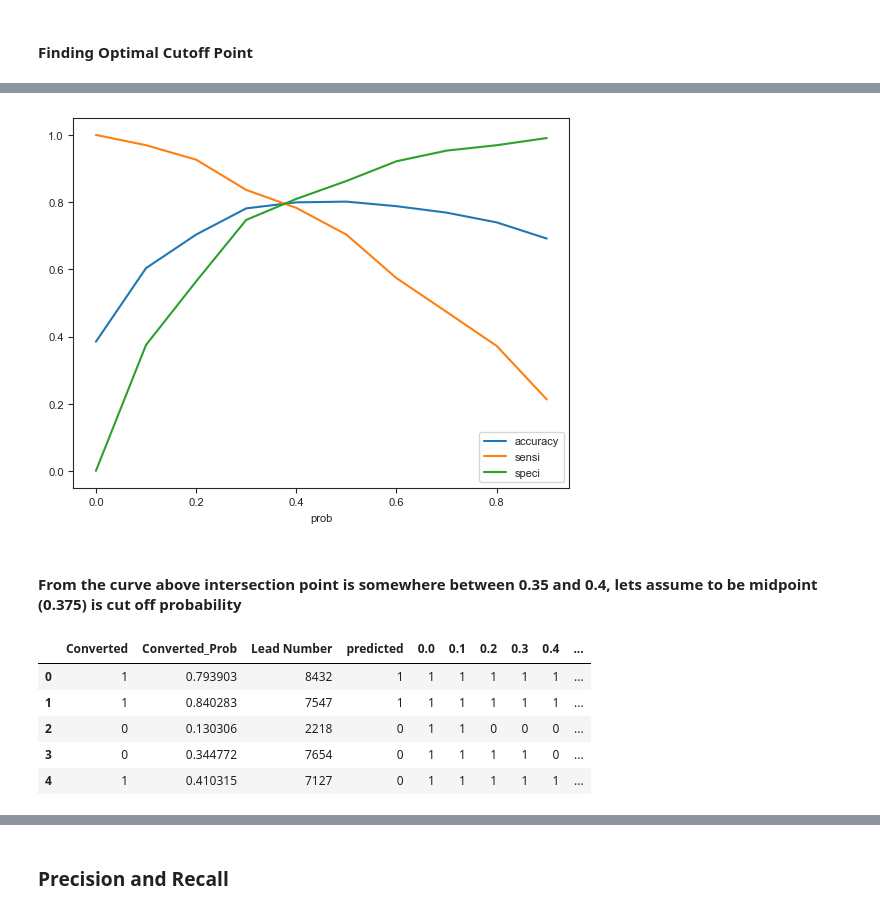
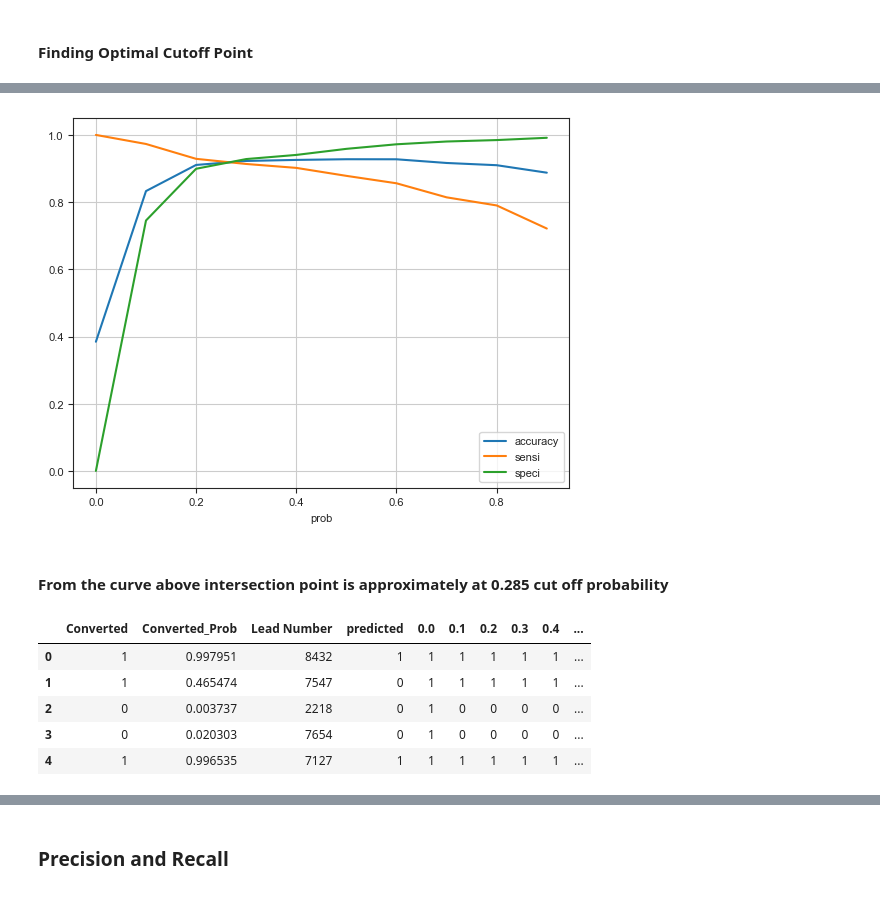
Before and after one commit to abhandari1985/AI_GitRepo, a Jupyter notebook: ML_LinearRegression_LeadScoringCaseStudy/EducationCompanyLeadScore_CaseStudy.ipynb, the cells around one changed output, grey strips where cells are left out. Saved outputs shown, nothing was run; the diff lists cells and outputs as text; code cells hidden in the pictures.

```diff
--- a/ML_LinearRegression_LeadScoringCaseStudy/EducationCompanyLeadScore_CaseStudy.ipynb
+++ b/ML_LinearRegression_LeadScoringCaseStudy/EducationCompanyLeadScore_CaseStudy.ipynb
@@ -1884,0 +2105,6 @@ print(metrics.accuracy_score(y_train_pred_final.Converted, y_train_pred_final.pr
+# %%
+# Let's re-run the model using the selected variables
+X_train_sm = sm.add_constant(X_train[col4])
+logm5 = sm.GLM(y_train,X_train_sm, family = sm.families.Binomial())
+res = logm5.fit()
+res.summary()
@@ -1884,0 +2138,2 @@ print(metrics.accuracy_score(y_train_pred_final.Converted, y_train_pred_final.pr
+# %%
+y_train_pred = res.predict(X_train_sm).values.reshape(-1)
@@ -1884,0 +2145,6 @@ print(metrics.accuracy_score(y_train_pred_final.Converted, y_train_pred_final.pr
+# %%
+y_train_pred_final['Converted_Prob'] = y_train_pred
+# %%
+# Creating new column 'predicted' with 1 if Converted_Prob > 0.5 else 0
+y_train_pred_final['predicted'] = y_train_pred_final.Converted_Prob.map(lambda x: 1 if x > 0.5 else 0)
+y_train_pred_final.head()
@@ -1995,22 +2343,23 @@ print(cutoff_df)
 # %%
 # Let's plot accuracy sensitivity and specificity for various probabilities.
 cutoff_df.plot.line(x='prob', y=['accuracy','sensi','speci'])
+plt.grid(True)
 plt.show()
 # %% [output]
-[figure, old version]
+[figure, new version]
 # %% [markdown]
-#### From the curve above intersection point is somewhere between 0.35 and 0.4, lets assume to be midpoint (0.375) is cut off probability
+#### From the curve above intersection point is approximately at 0.285 cut off probability
 # %%
-y_train_pred_final['final_predicted'] = y_train_pred_final.Converted_Prob.map( lambda x: 1 if x > 0.375 else 0)
+y_train_pred_final['final_predicted'] = y_train_pred_final.Converted_Prob.map( lambda x: 1 if x > 0.285 else 0)
 
 y_train_pred_final.head()
 # %% [output]
 |  | Converted | Converted_Prob | Lead Number | predicted | 0.0 | 0.1 | 0.2 | 0.3 | 0.4 | ... |
-| 0 | 1 | 0.793903 | 8432 | 1 | 1 | 1 | 1 | 1 | 1 | ... |
-| 1 | 1 | 0.840283 | 7547 | 1 | 1 | 1 | 1 | 1 | 1 | ... |
-| 2 | 0 | 0.130306 | 2218 | 0 | 1 | 1 | 0 | 0 | 0 | ... |
-| 3 | 0 | 0.344772 | 7654 | 0 | 1 | 1 | 1 | 1 | 0 | ... |
-| 4 | 1 | 0.410315 | 7127 | 0 | 1 | 1 | 1 | 1 | 1 | ... |
+| 0 | 1 | 0.997951 | 8432 | 1 | 1 | 1 | 1 | 1 | 1 | ... |
+| 1 | 1 | 0.465474 | 7547 | 0 | 1 | 1 | 1 | 1 | 1 | ... |
+| 2 | 0 | 0.003737 | 2218 | 0 | 1 | 0 | 0 | 0 | 0 | ... |
+| 3 | 0 | 0.020303 | 7654 | 0 | 1 | 0 | 0 | 0 | 0 | ... |
+| 4 | 1 | 0.996535 | 7127 | 1 | 1 | 1 | 1 | 1 | 1 | ... |
 # %%
 # Let's check the overall accuracy.
 metrics.accuracy_score(y_train_pred_final.Converted, y_train_pred_final.final_predicted)
```
Also changed, not shown: parts of 143 cells of this notebook, 3 other files.
